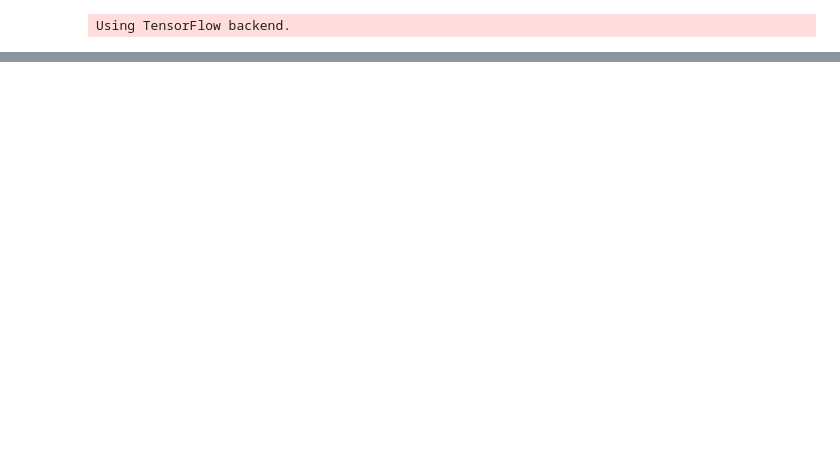
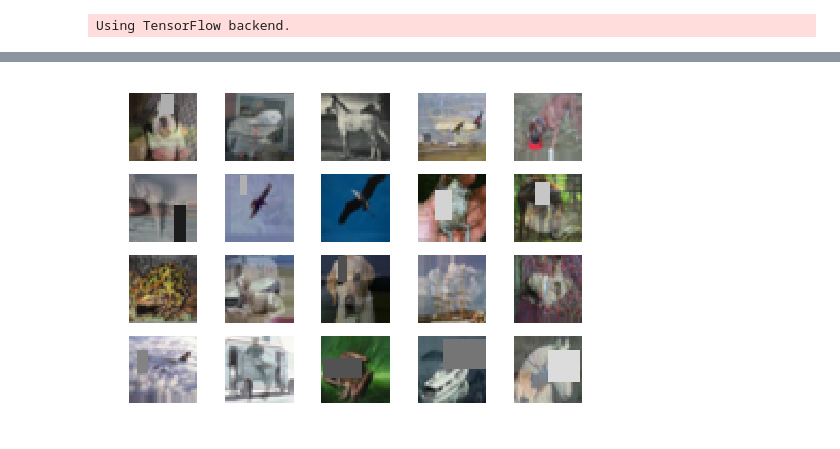
Before and after one commit to yu4u/mixup-generator, a Jupyter notebook: test_mixup.ipynb, the cells around one changed output, grey strips where cells are left out. Saved outputs shown, nothing was run; the diff lists cells and outputs as text; code cells hidden in the pictures; blank space fills up the shorter version.

```diff
--- a/test_mixup.ipynb
+++ b/test_mixup.ipynb
@@ -45,0 +47,19 @@ for i in range(img_num):
+# %%
+datagen3 = ImageDataGenerator(
+    width_shift_range=0.1,
+    height_shift_range=0.1,
+    horizontal_flip=True,
+    preprocessing_function=get_random_eraser(v_l=0, v_h=255))
+
+generator3 = MixupGenerator(x_train, y_train, alpha=1.0, datagen=datagen3)()
+# %%
+x, y = next(generator3)
+cols, rows = 5, 4
+img_num = cols * rows
+
+for i in range(img_num):
+    plt.subplot(rows, cols, i + 1)
+    plt.imshow(x[i].astype(np.uint8), interpolation="nearest")
+    plt.axis('off')
+# %% [output]
+[figure, added]
```
Also changed, not shown: parts of 4 cells of this notebook.
